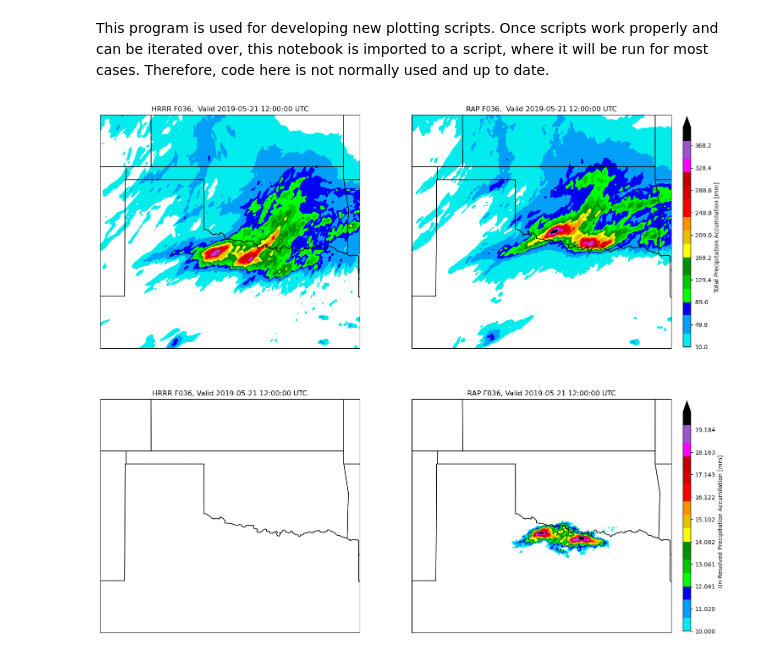
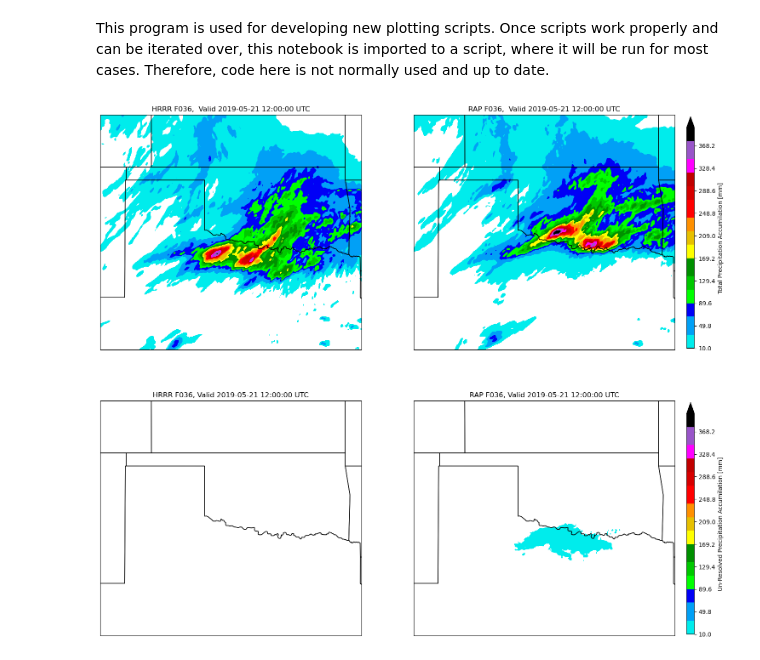
Before and after one commit to robbyfrost/plotting_ufs, a Jupyter notebook: plot_pygrib.ipynb, the cells around one changed output. Saved outputs shown, nothing was run; the diff lists cells and outputs as text; code cells hidden in the pictures.

Commit message:
Update to plot_precip_accu.py

```diff
--- a/plot_pygrib.ipynb
+++ b/plot_pygrib.ipynb
@@ -60,35 +60,35 @@ for i, iax in enumerate(ax[:,1]):
     iax.set_extent(plt_area)
 # plot
 c0 = ax[0,0].contourf(lon, lat, tot_accu_h.values,
                     clevs, transform=ccrs.PlateCarree(),
                     cmap=colors, extend='max')
 c1 = ax[0,1].contourf(lon, lat, tot_accu_r.values,
                     clevs, transform=ccrs.PlateCarree(),
                     cmap=colors, extend='max')
 c2 = ax[1,0].contourf(lon, lat, tot_accu_h.values - nonc_accu_h.values,
-                    clevs_diff, transform=ccrs.PlateCarree(),
+                    clevs, transform=ccrs.PlateCarree(),
                     cmap=colors, extend='max')
 c3 = ax[1,1].contourf(lon, lat, tot_accu_r.values - nonc_accu_r.values,
-                    clevs_diff, transform=ccrs.PlateCarree(),
+                    clevs, transform=ccrs.PlateCarree(),
                     cmap=colors, extend='max')
 
 # pretty up
 ax[0,0].set_title(f"HRRR F0{hr},  Valid 2019-05-21 12:00:00 UTC")
 ax[0,1].set_title(f"RAP F0{hr},  Valid 2019-05-21 12:00:00 UTC")
 ax[1,0].set_title(f"HRRR F0{hr}, Valid 2019-05-21 12:00:00 UTC")
 ax[1,1].set_title(f"RAP F0{hr}, Valid 2019-05-21 12:00:00 UTC")
 
 # Add colorbar
 cbar = fig.colorbar(c0, ax=ax[0,:], orientation='vertical',
                     extend=True, pad=0.02, fraction=0.013,
                     aspect=30)
 cbar.set_label('Total Precipitation Accumilation [mm]')
 cbar2 = fig.colorbar(c3, ax=ax[1,:], orientation='vertical',
                      extend=True, pad=0.02, fraction=0.013,
                      aspect=30)
 cbar2.set_label('Un-Resolved Precipitation Accumilation [mm]')
 # save fig
-plt.savefig(f"/scratch2/BMC/fv3lam/Robby.Frost/figures/20190520/precip_accum_f{hr}.png")
-plt.close()
+# plt.savefig(f"/scratch2/BMC/fv3lam/Robby.Frost/figures/20190520/precip_accum_f{hr}.png")
+# plt.close()
 # %% [output]
-[figure, old version]
+[figure, new version]
```
Also changed, not shown: 1 other file.
